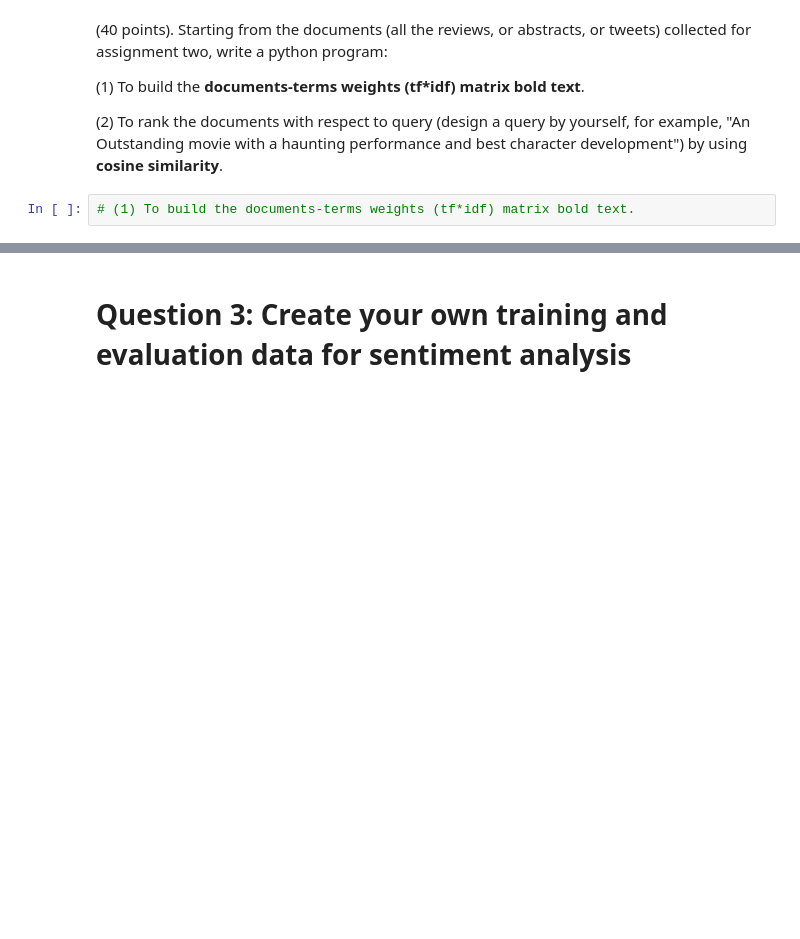
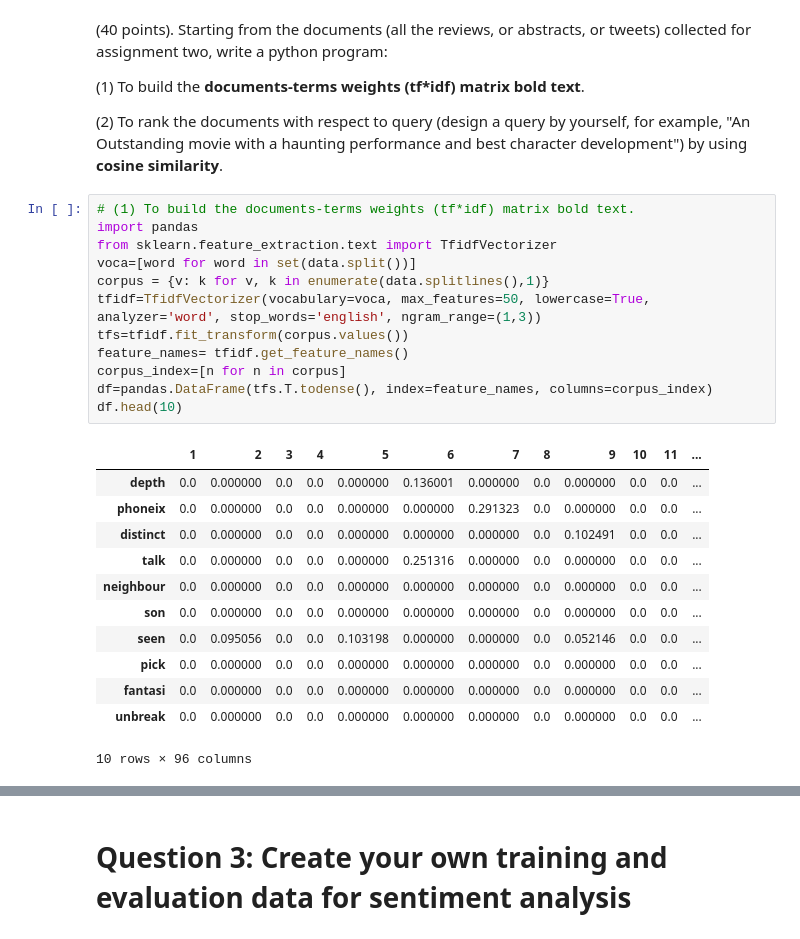
Before and after one commit to HuyenNguyenHelen/Huyen_INFO5731_Spring2020, a Jupyter notebook: INFO5731_Assignment_Three.ipynb, the cells around one changed output, grey strips where cells are left out. Drawn from its saved outputs; the diff is of its cells as text; blank space fills up the shorter version.

```diff
--- a/INFO5731_Assignment_Three.ipynb
+++ b/INFO5731_Assignment_Three.ipynb
@@ -130,5 +130,28 @@ pandas.DataFrame.from_dict (re_prob, orient = 'index', columns = ['noun-phrases
 (1) To build the **documents-terms weights (tf*idf) matrix bold text**.
 
 (2) To rank the documents with respect to query (design a query by yourself, for example, "An Outstanding movie with a haunting performance and best character development") by using **cosine similarity**.
-# %%
-# (1) To build the documents-terms weights (tf*idf) matrix bold text.
+# %%
+# (1) To build the documents-terms weights (tf*idf) matrix bold text.
+import pandas
+from sklearn.feature_extraction.text import TfidfVectorizer
+voca=[word for word in set(data.split())]
+corpus = {v: k for v, k in enumerate(data.splitlines(),1)}
+tfidf=TfidfVectorizer(vocabulary=voca, max_features=50, lowercase=True, analyzer='word', stop_words='english', ngram_range=(1,3))
+tfs=tfidf.fit_transform(corpus.values())
+feature_names= tfidf.get_feature_names()
+corpus_index=[n for n in corpus]
+df=pandas.DataFrame(tfs.T.todense(), index=feature_names, columns=corpus_index)
+df.head(10)
+# %% [output]
+|  | 1 | 2 | 3 | 4 | 5 | 6 | 7 | 8 | 9 | 10 | 11 | ... |
+| depth | 0.0 | 0.000000 | 0.0 | 0.0 | 0.000000 | 0.136001 | 0.000000 | 0.0 | 0.000000 | 0.0 | 0.0 | ... |
+| phoneix | 0.0 | 0.000000 | 0.0 | 0.0 | 0.000000 | 0.000000 | 0.291323 | 0.0 | 0.000000 | 0.0 | 0.0 | ... |
+| distinct | 0.0 | 0.000000 | 0.0 | 0.0 | 0.000000 | 0.000000 | 0.000000 | 0.0 | 0.102491 | 0.0 | 0.0 | ... |
+| talk | 0.0 | 0.000000 | 0.0 | 0.0 | 0.000000 | 0.251316 | 0.000000 | 0.0 | 0.000000 | 0.0 | 0.0 | ... |
+| neighbour | 0.0 | 0.000000 | 0.0 | 0.0 | 0.000000 | 0.000000 | 0.000000 | 0.0 | 0.000000 | 0.0 | 0.0 | ... |
+| son | 0.0 | 0.000000 | 0.0 | 0.0 | 0.000000 | 0.000000 | 0.000000 | 0.0 | 0.000000 | 0.0 | 0.0 | ... |
+| seen | 0.0 | 0.095056 | 0.0 | 0.0 | 0.103198 | 0.000000 | 0.000000 | 0.0 | 0.052146 | 0.0 | 0.0 | ... |
+| pick | 0.0 | 0.000000 | 0.0 | 0.0 | 0.000000 | 0.000000 | 0.000000 | 0.0 | 0.000000 | 0.0 | 0.0 | ... |
+| fantasi | 0.0 | 0.000000 | 0.0 | 0.0 | 0.000000 | 0.000000 | 0.000000 | 0.0 | 0.000000 | 0.0 | 0.0 | ... |
+| unbreak | 0.0 | 0.000000 | 0.0 | 0.0 | 0.000000 | 0.000000 | 0.000000 | 0.0 | 0.000000 | 0.0 | 0.0 | ... |
+10 rows × 96 columns
```
Also changed, not shown: parts of 2 cells of this notebook.
